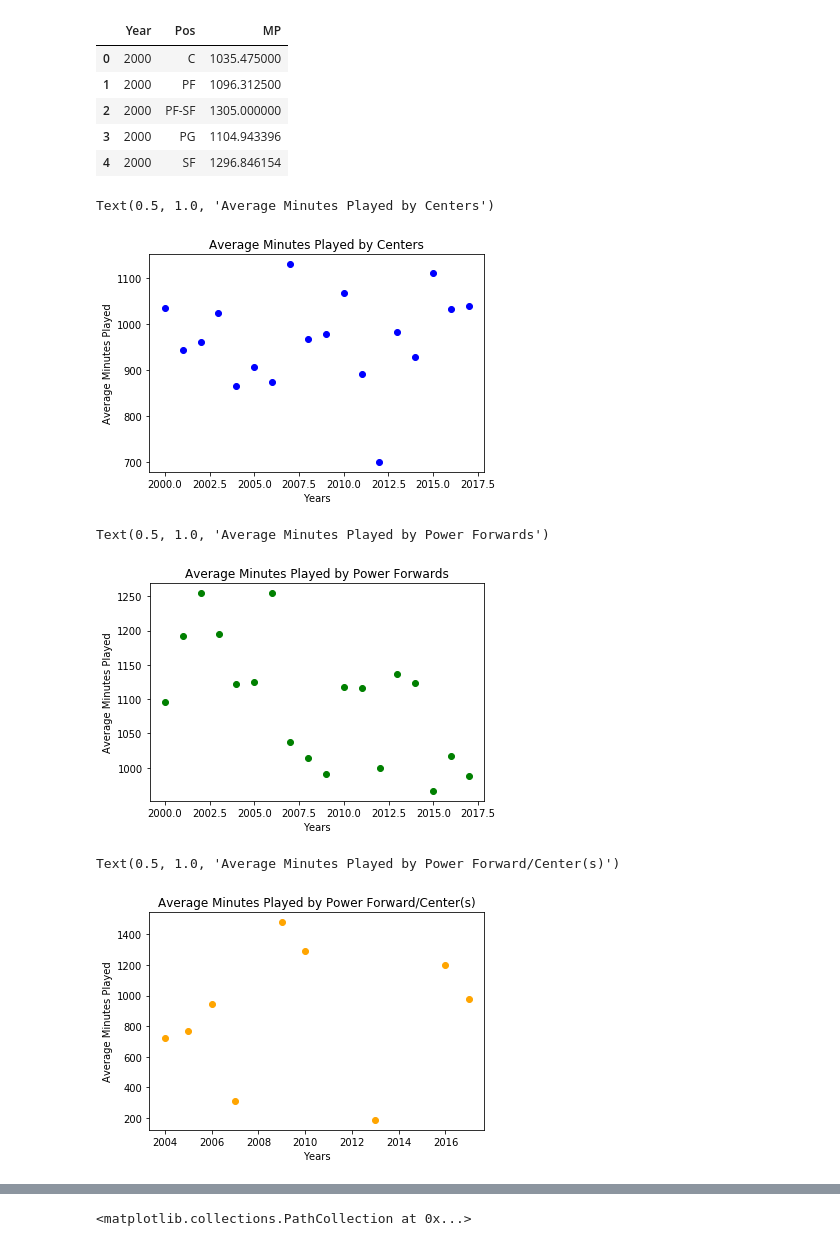
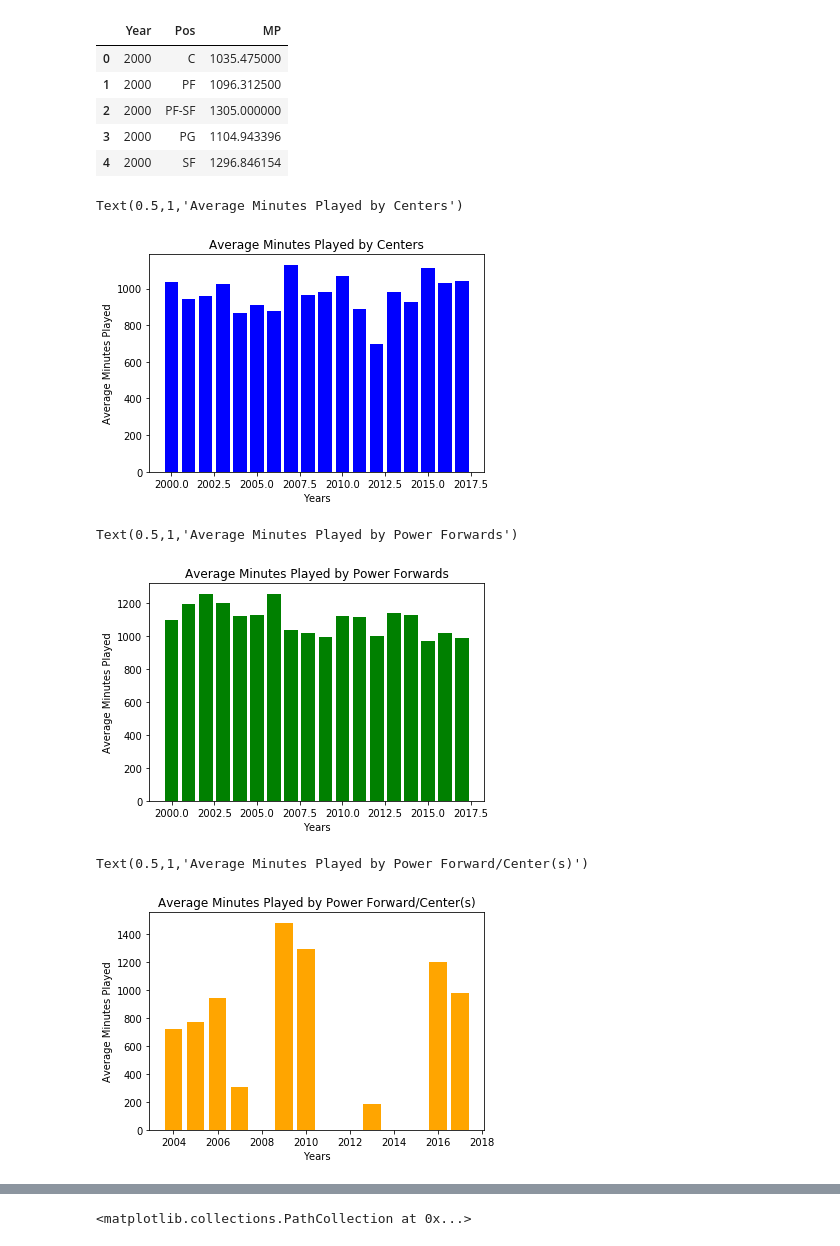
Before and after one commit to logan7734/Project1_repo, a Jupyter notebook: Project Code(Ovais).ipynb, the cells around one changed output, grey strips where cells are left out. Drawn from its saved outputs; the diff is of its cells as text; code cells hidden in the pictures.

```diff
--- a/Project Code(Ovais).ipynb
+++ b/Project Code(Ovais).ipynb
@@ -125,7 +125,7 @@ avg_minutes_df.head()
 #Centers Minutes
 centers_min = avg_minutes_df.loc[avg_minutes_df["Pos"] == "C"]
 
-plt.scatter(centers_min["Year"], centers_min["MP"], c='Blue')
+plt.bar(centers_min["Year"], centers_min["MP"], color='Blue')
 
 
 #Set Axis Labels and Titles
@@ -133,34 +133,34 @@ plt.xlabel("Years")
 plt.ylabel("Average Minutes Played")
 plt.title("Average Minutes Played by Centers")
 # %% [output]
-Text(0.5, 1.0, 'Average Minutes Played by Centers')
+Text(0.5,1,'Average Minutes Played by Centers')
-[figure, old version]
+[figure, new version]
 # %%
 #Power Forward Minutes
 pf_min = avg_minutes_df.loc[avg_minutes_df["Pos"] == "PF"]
 
-plt.scatter(pf_min["Year"],pf_min["MP"],c="Green")
+plt.bar(pf_min["Year"],pf_min["MP"],color="Green")
 
 #Set Axis Labels and Titles
 plt.xlabel("Years")
 plt.ylabel("Average Minutes Played")
 plt.title("Average Minutes Played by Power Forwards")
 # %% [output]
-Text(0.5, 1.0, 'Average Minutes Played by Power Forwards')
+Text(0.5,1,'Average Minutes Played by Power Forwards')
-[figure, old version]
+[figure, new version]
 # %%
 #Power Forward-Center Minutes
 pf_c_min = avg_minutes_df.loc[avg_minutes_df["Pos"] == "PF-C"]
 
-plt.scatter(pf_c_min["Year"],pf_c_min["MP"],c="orange")
+plt.bar(pf_c_min["Year"],pf_c_min["MP"],color="orange")
 
 #Set Axis Labels and Titles
 plt.xlabel("Years")
 plt.ylabel("Average Minutes Played")
 plt.title("Average Minutes Played by Power Forward/Center(s)")
 # %% [output]
-Text(0.5, 1.0, 'Average Minutes Played by Power Forward/Center(s)')
+Text(0.5,1,'Average Minutes Played by Power Forward/Center(s)')
-[figure, old version]
+[figure, new version]
 # %%
 #Center-Power Forward Minutes
 c_pfmin = avg_minutes_df.loc[avg_minutes_df["Pos"] == "C-PF"]
```
Also changed, not shown: parts of 1 cell of this notebook.
